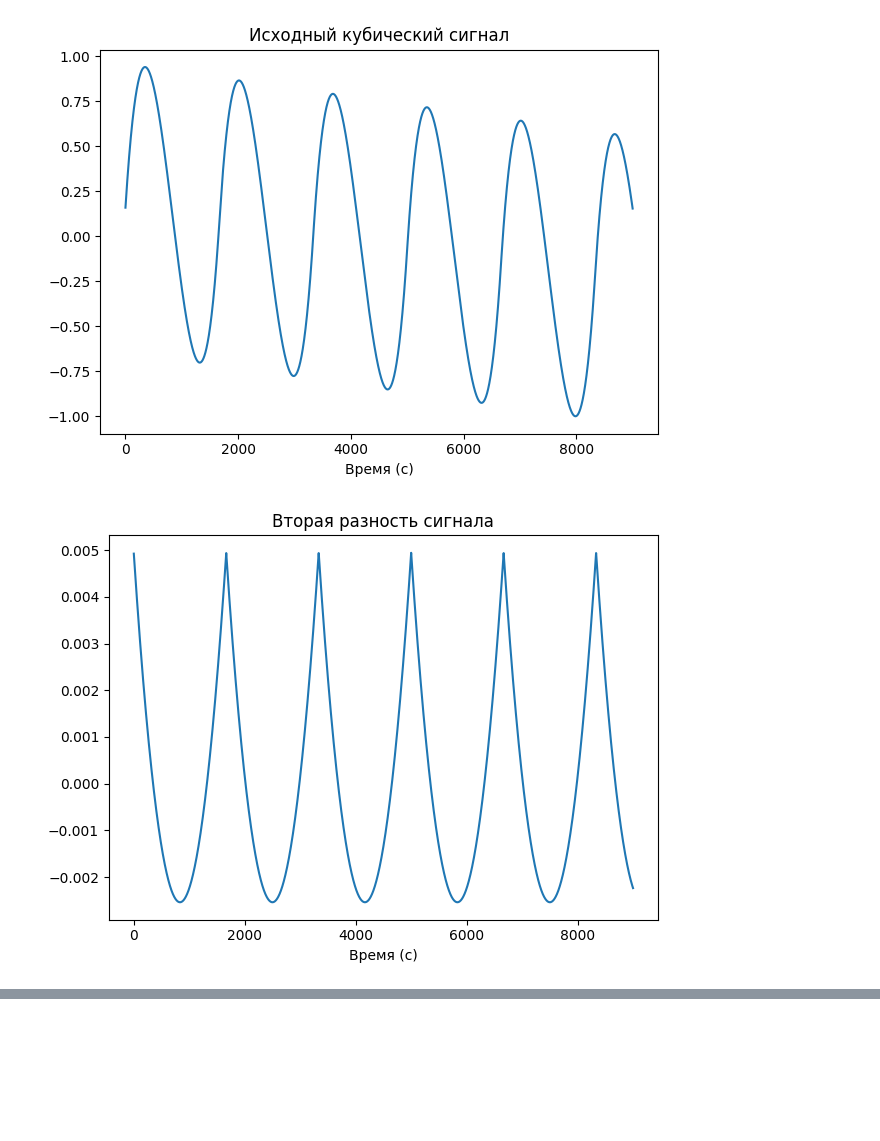
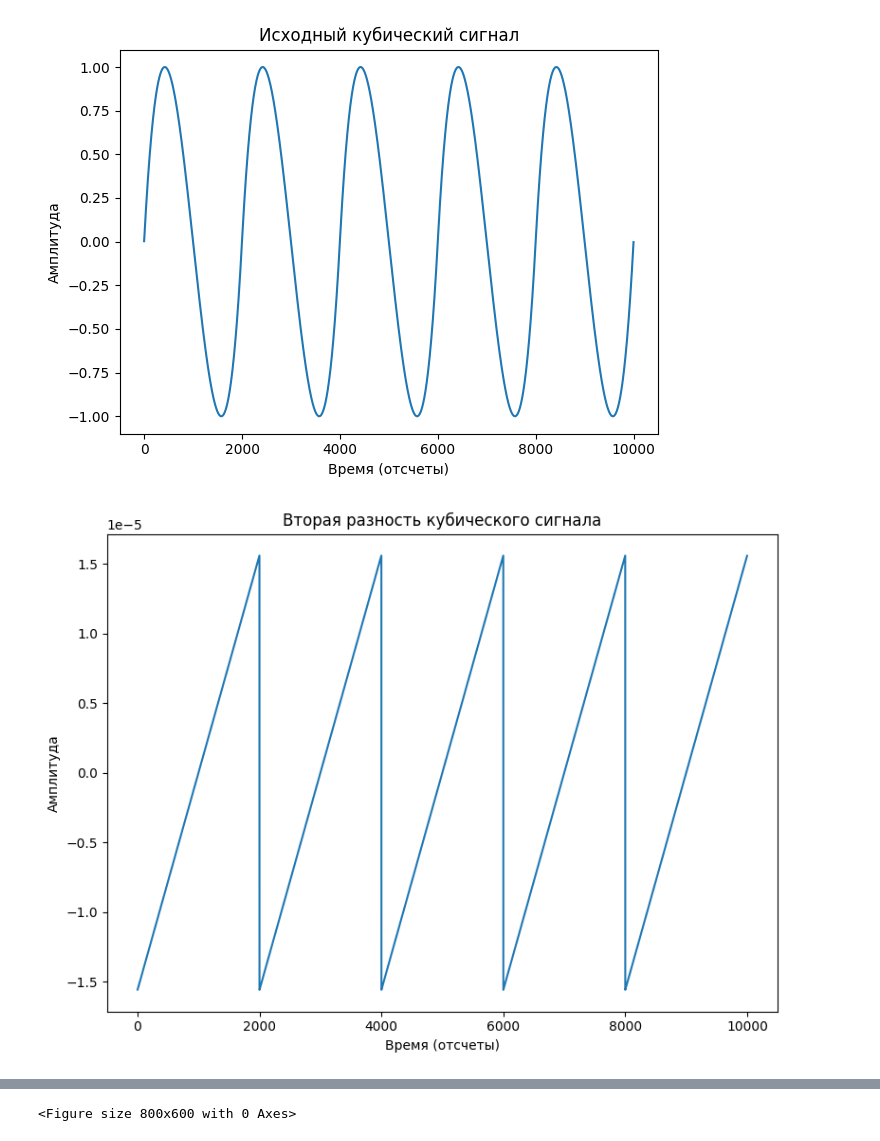
Before and after one commit to ReFlex-cmd/ThinkDSP, a Jupyter notebook: code/lab9.ipynb, the cells around one changed output, grey strips where cells are left out. Saved outputs shown, nothing was run; the diff lists cells and outputs as text; code cells hidden in the pictures; blank space fills up the shorter version.

```diff
--- a/code/lab9.ipynb
+++ b/code/lab9.ipynb
@@ -197,37 +266,54 @@ plt.show()
 # %%
-cubic_gen = CubicSignal(freq=0.0006)
-cubic_wave = cubic_gen.make_wave(duration=9000, framerate=1)
-cubic_wave.plot()
-plt.title("Исходный кубический сигнал")
-decorate(xlabel='Время (с)')
-plt.show()
+# --- Упражнение 9.5: Сравнение второй разности и второй спектральной производной ---
+# Для кубического сигнала вторая производная должна быть линейной функцией, а третья - константой.
+# Частота для CubicSignal определяет скорость изменения "кубичности"
+CUBIC_SIGNAL_PARAM_FREQ = 0.0005 # Немного изменим
+CUBIC_DURATION_LONG = 10000 # Увеличим длительность для более плавного кубического сигнала
+CUBIC_FRAMERATE_LOW = 1 # Соответствует временным шагам
 
-second_diff_cubic = cubic_wave.diff()
-second_diff_cubic.plot()
-plt.title("Вторая разность сигнала")
-decorate(xlabel='Время (с)')
-plt.show()
+# Генерация кубического сигнала
+cubic_wave_generator = CubicSignal(freq=CUBIC_SIGNAL_PARAM_FREQ) # freq здесь скорее как масштабный коэффициент
+source_cubic_wave = cubic_wave_generator.make_wave(duration=CUBIC_DURATION_LONG, framerate=CUBIC_FRAMERATE_LOW)
 
-cubic_spec = cubic_wave.make_spectrum().differentiate().differentiate()
-second_deriv_cubic = cubic_spec.make_wave()
-second_deriv_cubic.plot()
-plt.title("Вторая спектральная производная")
-decorate(xlabel='Время (с)')
-plt.show()
+# Исходный сигнал
+source_cubic_wave.plot()
+decorate(xlabel='Время (отсчеты)', ylabel='Амплитуда', title="Исходный кубический сигнал")
+thinkplot.show()
 
-diff_filter_coeffs = np.array([-1.0, 2.0, -1.0])
-padded_coeffs = zero_pad(diff_filter_coeffs, len(cubic_wave))
-diff_filter_wave = Wave(padded_coeffs, framerate=cubic_wave.framerate)
-diff_filter_freq = diff_filter_wave.make_spectrum()
+# Вторая разность (дважды применить diff)
+second_difference_cubic_wave = source_cubic_wave.diff().diff()
+second_difference_cubic_wave.plot()
+decorate(xlabel='Время (отсчеты)', ylabel='Амплитуда', title="Вторая разность кубического сигнала")
+thinkplot.show()
 
-deriv_filter_freq = cubic_wave.make_spectrum()
-deriv_filter_freq.hs = (PI2 * 1j * deriv_filter_freq.fs)**2
-diff_filter_freq.plot(label='Фильтр второй разности')
-deriv_filter_freq.plot(label='Фильтр второй производной')
-plt.title("Сравнение фильтров")
-decorate(xlabel='Частота (Гц)', ylabel='Коэффициент усиления')
-plt.legend()
-plt.show()
+# Вторая спектральная производная
+second_derivative_spectral_cubic_spectrum = source_cubic_wave.make_spectrum().differentiate().differentiate()
+second_derivative_spectral_cubic_wave = second_derivative_spectral_cubic_spectrum.make_wave()
+second_derivative_spectral_cubic_wave.plot()
+decorate(xlabel='Время (отсчеты)', ylabel='Амплитуда', title="Вторая спектральная производная кубического сигнала")
+thinkplot.show()
+
+# Теоретические фильтры: фильтр второй разности и фильтр второй производной
+# Фильтр второй разности (импульсная характеристика [-1, 2, -1])
+second_diff_operator_kernel = np.array([1.0, -2.0, 1.0]) # Более точный вид для центральной разности второго порядка
+# или np.array([-1.0, 2.0, -1.0]) если смотреть на свертку с [1, -1] дважды, но смещенную
+padded_second_diff_kernel = zero_pad(second_diff_operator_kernel, len(source_cubic_wave))
+second_diff_operator_wave = Wave(padded_second_diff_kernel, framerate=source_cubic_wave.framerate)
+second_diff_operator_spectrum = second_diff_operator_wave.make_spectrum()
+
+# Фильтр второй производной в частотной области H(f) = (j * 2 * pi * f)^2 = -(2 * pi * f)^2
+ideal_second_derivative_spectrum = source_cubic_wave.make_spectrum() # Берем fs отсюда
+ideal_second_derivative_spectrum.hs = (PI2 * 1j * ideal_second_derivative_spectrum.fs)**2
+# Для действительного фильтра, если бы мы его реализовывали, hs[0] должен быть 0.
+# Но здесь мы показываем теоретическую передаточную функцию.
+
+# Сравнение частотных характеристик фильтров
+second_diff_operator_spectrum.plot(label='Фильтр второй разности (теор.)', alpha=0.7)
+ideal_second_derivative_spectrum.plot(label='Фильтр второй производной (теор.)', alpha=0.7, linestyle='--')
+decorate(xlabel='Частота (1/отсчет)', ylabel='Амплитуда передачи',
+           title="Сравнение частотных характеристик фильтров второй производной/разности")
+plt.legend() # ИСПРАВЛЕНО: thinkplot.legend() -> plt.legend()
+thinkplot.show()
 # %% [output]
-[figure, old version]
+[figure, new version]
-[figure, old version]
+[figure, new version]
@@ -236 +322,2 @@ plt.show()
+<Figure size 800x600 with 0 Axes>
 # %% [markdown]
```
Also changed, not shown: parts of 11 cells of this notebook, 8 other files.
